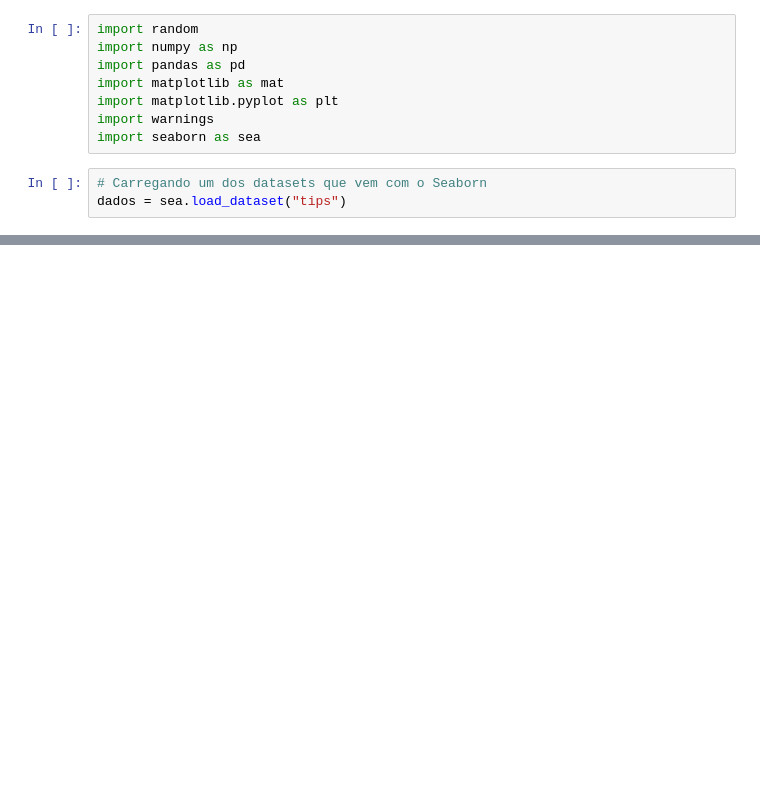
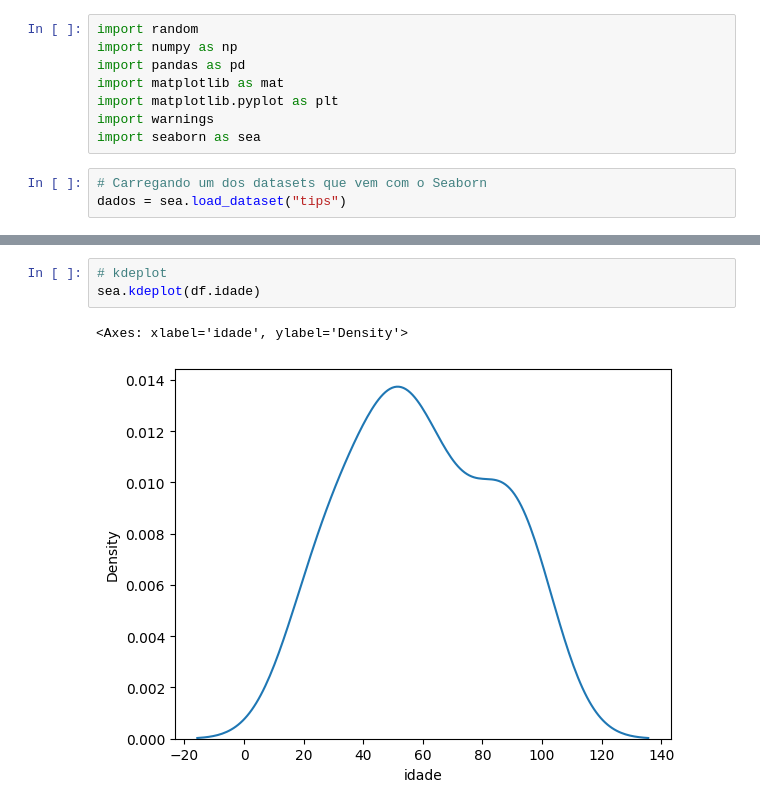
Before and after one commit to matheusoliv16/Python_DSA, a Jupyter notebook: seaborn/seaborn.ipynb, the cells around one changed output, grey strips where cells are left out. Saved outputs shown, nothing was run; the diff lists cells and outputs as text; blank space fills up the shorter version.

```diff
--- a/seaborn/seaborn.ipynb
+++ b/seaborn/seaborn.ipynb
@@ -11,0 +59,6 @@ dados = sea.load_dataset("tips")
+# %%
+# kdeplot
+sea.kdeplot(df.idade)
+# %% [output]
+<Axes: xlabel='idade', ylabel='Density'>
+[figure, added]
```
Also changed, not shown: parts of 19 cells of this notebook.
